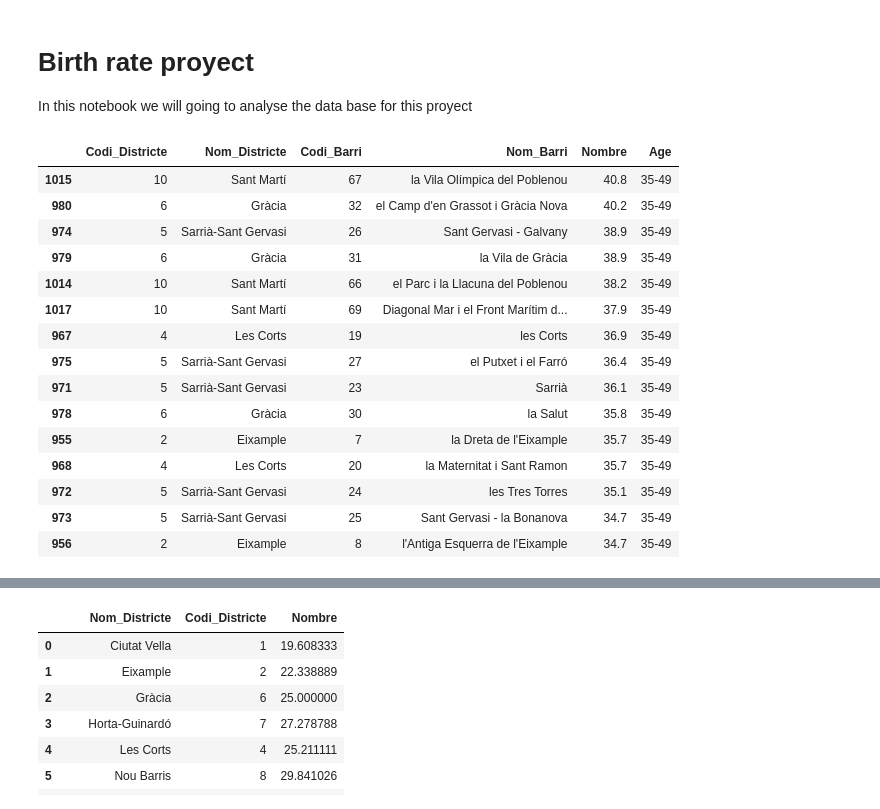
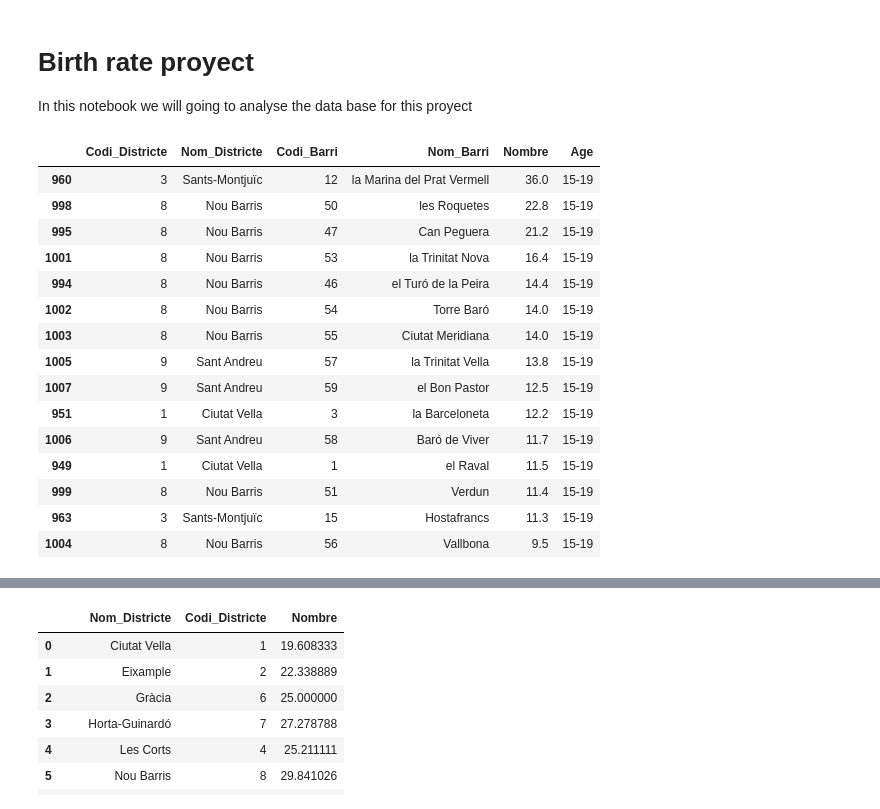
Before and after one commit to JuliaAT/AVDM-project, a Jupyter notebook: birth-per-income.ipynb, the cells around one changed output, grey strips where cells are left out. Drawn from its saved outputs; the diff is of its cells as text; code cells hidden in the pictures.

```diff
--- a/birth-per-income.ipynb
+++ b/birth-per-income.ipynb
@@ -60,21 +60,21 @@ barna_dist['DISTRICTE'] = barna_dist['DISTRICTE'].astype(int)
 barna_barris['DISTRICTE'] = barna_barris['DISTRICTE'].astype(int)
 # %%
 # The neighberhoods with the higher birth rate between 15 and 19 years old
-birth_rate_df[birth_rate_df['Age'] == '35-49'].sort_values(by=['Nombre'], ascending=False).head(15)
+birth_rate_df[birth_rate_df['Age'] == '15-19'].sort_values(by=['Nombre'], ascending=False).head(15)
 # %% [output]
 |  | Codi_Districte | Nom_Districte | Codi_Barri | Nom_Barri | Nombre | Age |
-| 1015 | 10 | Sant Martí | 67 | la Vila Olímpica del Poblenou | 40.8 | 35-49 |
-| 980 | 6 | Gràcia | 32 | el Camp d'en Grassot i Gràcia Nova | 40.2 | 35-49 |
-| 974 | 5 | Sarrià-Sant Gervasi | 26 | Sant Gervasi - Galvany | 38.9 | 35-49 |
-| 979 | 6 | Gràcia | 31 | la Vila de Gràcia | 38.9 | 35-49 |
-| 1014 | 10 | Sant Martí | 66 | el Parc i la Llacuna del Poblenou | 38.2 | 35-49 |
-| 1017 | 10 | Sant Martí | 69 | Diagonal Mar i el Front Marítim d... | 37.9 | 35-49 |
-| 967 | 4 | Les Corts | 19 | les Corts | 36.9 | 35-49 |
-| 975 | 5 | Sarrià-Sant Gervasi | 27 | el Putxet i el Farró | 36.4 | 35-49 |
-| 971 | 5 | Sarrià-Sant Gervasi | 23 | Sarrià | 36.1 | 35-49 |
-| 978 | 6 | Gràcia | 30 | la Salut | 35.8 | 35-49 |
-| 955 | 2 | Eixample | 7 | la Dreta de l'Eixample | 35.7 | 35-49 |
-| 968 | 4 | Les Corts | 20 | la Maternitat i Sant Ramon | 35.7 | 35-49 |
-| 972 | 5 | Sarrià-Sant Gervasi | 24 | les Tres Torres | 35.1 | 35-49 |
-| 973 | 5 | Sarrià-Sant Gervasi | 25 | Sant Gervasi - la Bonanova | 34.7 | 35-49 |
-| 956 | 2 | Eixample | 8 | l'Antiga Esquerra de l'Eixample | 34.7 | 35-49 |
+| 960 | 3 | Sants-Montjuïc | 12 | la Marina del Prat Vermell | 36.0 | 15-19 |
+| 998 | 8 | Nou Barris | 50 | les Roquetes | 22.8 | 15-19 |
+| 995 | 8 | Nou Barris | 47 | Can Peguera | 21.2 | 15-19 |
+| 1001 | 8 | Nou Barris | 53 | la Trinitat Nova | 16.4 | 15-19 |
+| 994 | 8 | Nou Barris | 46 | el Turó de la Peira | 14.4 | 15-19 |
+| 1002 | 8 | Nou Barris | 54 | Torre Baró | 14.0 | 15-19 |
+| 1003 | 8 | Nou Barris | 55 | Ciutat Meridiana | 14.0 | 15-19 |
+| 1005 | 9 | Sant Andreu | 57 | la Trinitat Vella | 13.8 | 15-19 |
+| 1007 | 9 | Sant Andreu | 59 | el Bon Pastor | 12.5 | 15-19 |
+| 951 | 1 | Ciutat Vella | 3 | la Barceloneta | 12.2 | 15-19 |
+| 1006 | 9 | Sant Andreu | 58 | Baró de Viver | 11.7 | 15-19 |
+| 949 | 1 | Ciutat Vella | 1 | el Raval | 11.5 | 15-19 |
+| 999 | 8 | Nou Barris | 51 | Verdun | 11.4 | 15-19 |
+| 963 | 3 | Sants-Montjuïc | 15 | Hostafrancs | 11.3 | 15-19 |
+| 1004 | 8 | Nou Barris | 56 | Vallbona | 9.5 | 15-19 |
```
Also changed, not shown: parts of 7 cells of this notebook, 3 other files.
